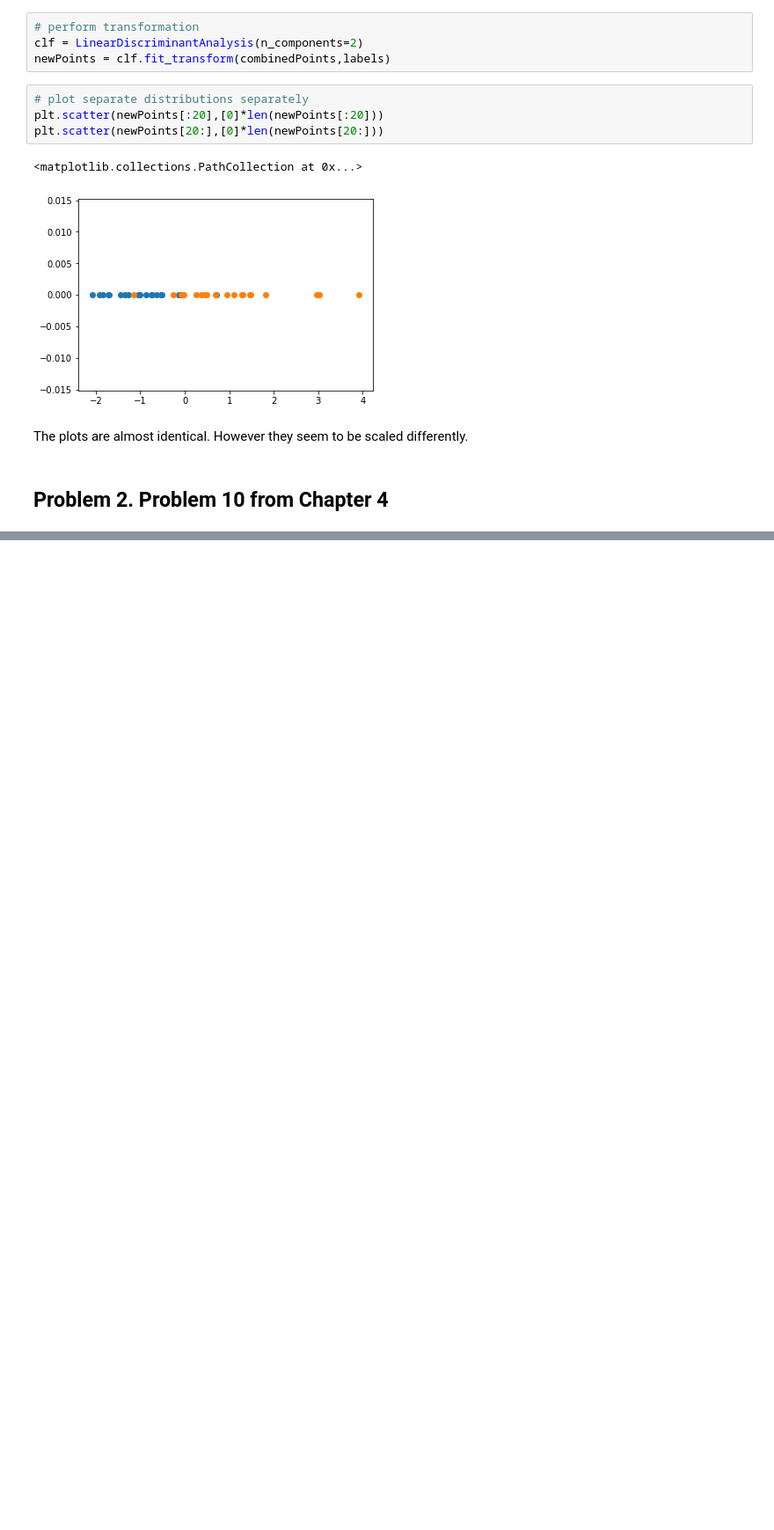
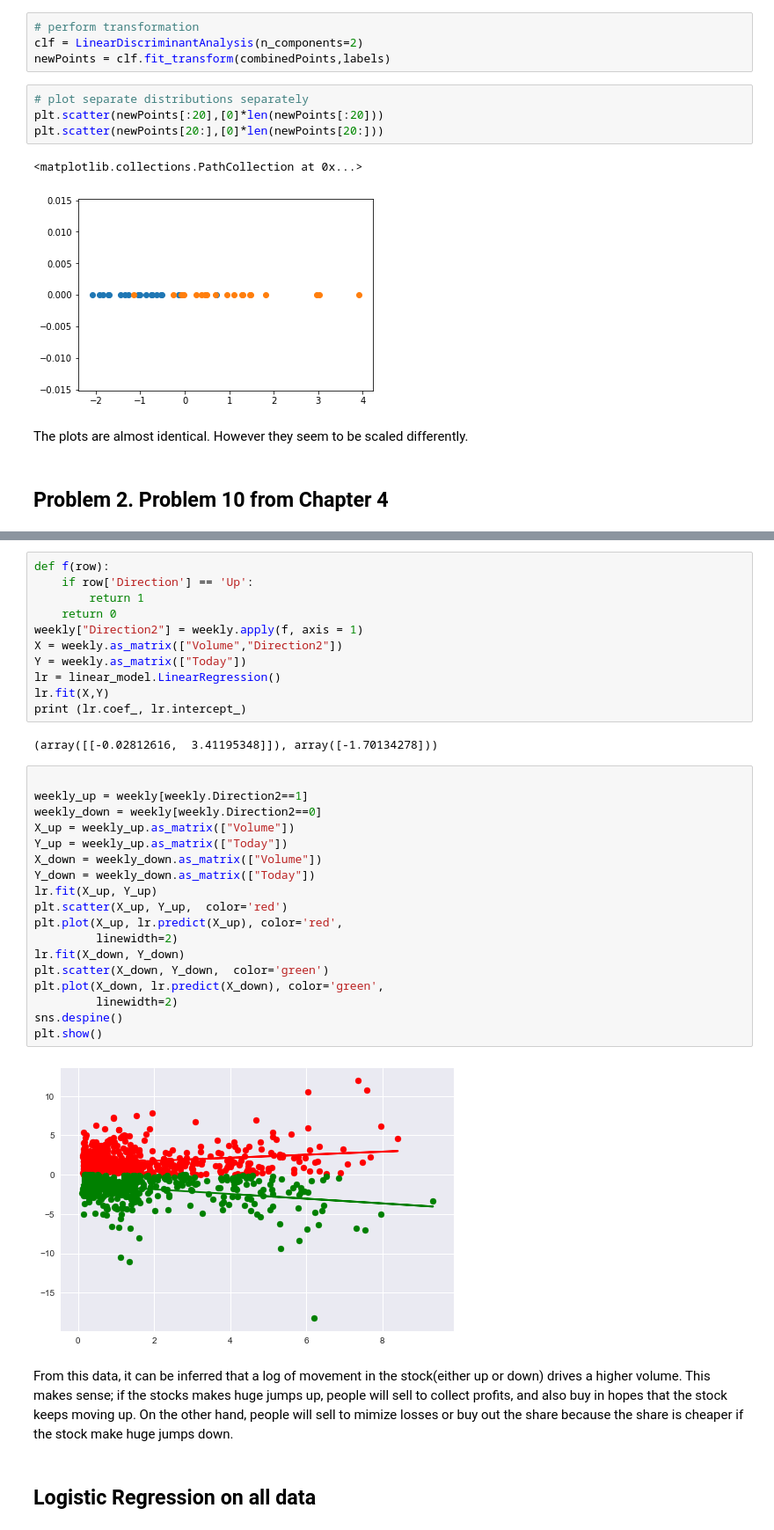
Before and after one commit to carolineeeyao/DSLAB, a Jupyter notebook: Lab5/Lab5.ipynb, the cells around one changed output, grey strips where cells are left out. Shown at 88% size. Drawn from its saved outputs; the diff is of its cells as text; blank space fills up the shorter version.

```diff
--- a/Lab5/Lab5.ipynb
+++ b/Lab5/Lab5.ipynb
@@ -108,0 +152,37 @@ The plots are almost identical. However they seem to be scaled differently.
+# %%
+def f(row):
+    if row['Direction'] == 'Up':
+        return 1
+    return 0
+weekly["Direction2"] = weekly.apply(f, axis = 1)
+X = weekly.as_matrix(["Volume","Direction2"])
+Y = weekly.as_matrix(["Today"])
+lr = linear_model.LinearRegression()
+lr.fit(X,Y)
+print (lr.coef_, lr.intercept_)
+# %% [output]
+(array([[-0.02812616,  3.41195348]]), array([-1.70134278]))
+# %%
+
+weekly_up = weekly[weekly.Direction2==1]
+weekly_down = weekly[weekly.Direction2==0]
+X_up = weekly_up.as_matrix(["Volume"])
+Y_up = weekly_up.as_matrix(["Today"])
+X_down = weekly_down.as_matrix(["Volume"])
+Y_down = weekly_down.as_matrix(["Today"])
+lr.fit(X_up, Y_up)
+plt.scatter(X_up, Y_up,  color='red')
+plt.plot(X_up, lr.predict(X_up), color='red',
+         linewidth=2)
+lr.fit(X_down, Y_down)
+plt.scatter(X_down, Y_down,  color='green')
+plt.plot(X_down, lr.predict(X_down), color='green',
+         linewidth=2)
+sns.despine()
+plt.show()
+# %% [output]
+[figure, added]
+# %% [markdown]
+From this data, it can be inferred that a log of movement in the stock(either up or down) drives a higher volume.  This makes sense; if the stocks makes huge jumps up, people will sell to collect profits, and also buy in hopes that the stock keeps moving up.  On the other hand, people will sell to mimize losses or buy out the share because the share is cheaper if the stock make huge jumps down.
+# %% [markdown]
+## Logistic Regression on all data
```
Also changed, not shown: parts of 46 cells of this notebook, 2 other files.
